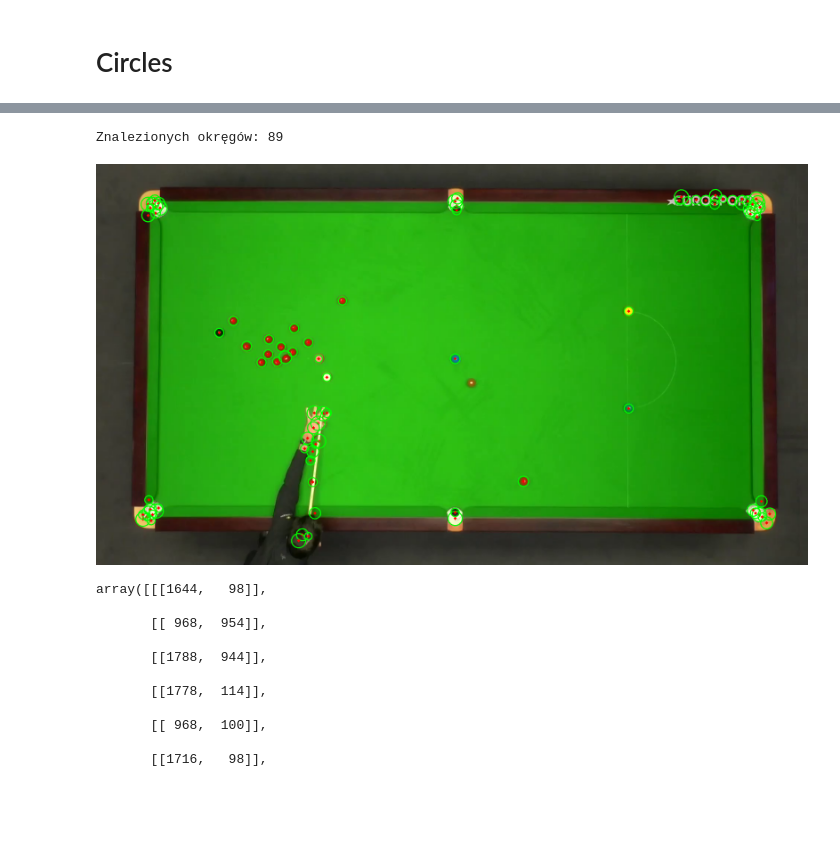
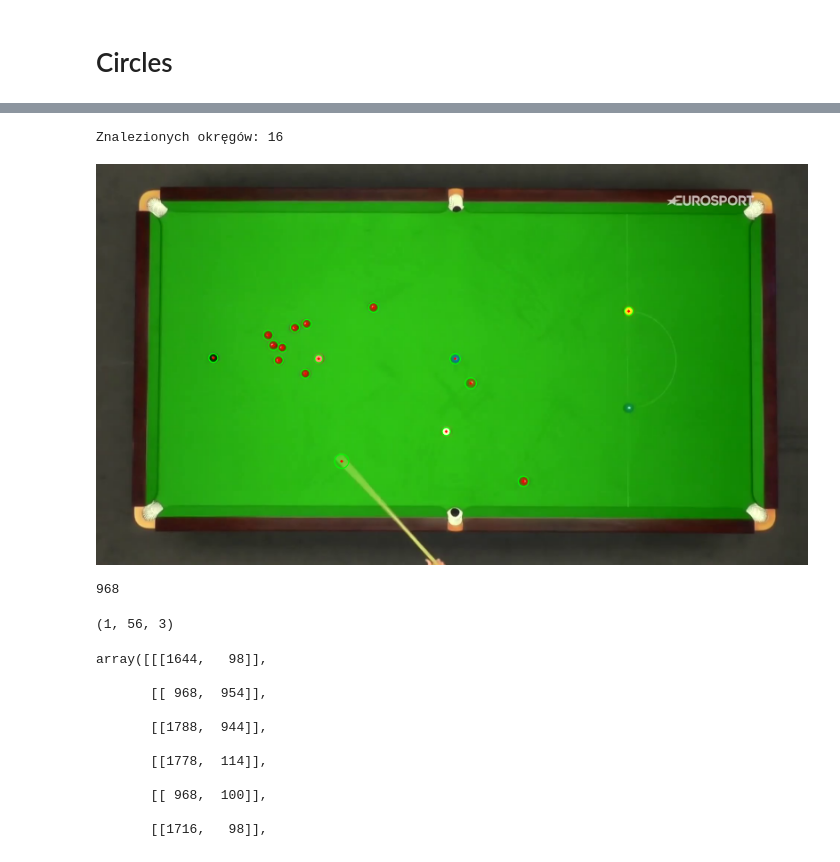
Before and after one commit to jedlin21/WK, a Jupyter notebook: billard/billard.ipynb, the cells around one changed output, grey strips where cells are left out. Cells and saved outputs as stored; diff of their text form; code cells hidden in the pictures; blank space fills up the shorter version.

```diff
--- a/billard/billard.ipynb
+++ b/billard/billard.ipynb
@@ -25,3 +50,3 @@ def imshow(a):
 # %%
-video_path = './data/0.mp4'
+video_path = './data/4.mp4'
 write_path = './movie.avi'
@@ -78,6 +188,7 @@ while traffic.isOpened():
     ret, frame = traffic.read()
     if ret:
         frame_gray = cv2.cvtColor(frame, cv2.COLOR_BGR2GRAY)
+        frame_gray = cv2.GaussianBlur(frame_gray,(3,3),0)
         p1, st, err = cv2.calcOpticalFlowPyrLK(old_gray, frame_gray, p0, None, **lk_params)
         if p1 is not None:
             good_new = p1[st==1]
@@ -115,27 +218,0 @@ mask = np.zeros_like(old_frame)
-# %%
-traffic_optical_flow = cv2.VideoWriter(write_path, cv2.VideoWriter_fourcc(*'DIVX'), traffic_fps, (traffic_width, traffic_height))
-
-traffic.set(cv2.CAP_PROP_POS_FRAMES, 0)
-while traffic.isOpened():
-    ret, frame = traffic.read()
-    if ret:
-        frame_gray = cv2.cvtColor(frame, cv2.COLOR_BGR2GRAY)
-
-
-#         p1, st, err = cv2.calcOpticalFlowPyrLK(old_gray, frame_gray, p0, None, **lk_params)
-#         if p1 is not None:
-#             good_new = p1[st==1]
-#             good_old = p0[st==1]
-
-        for i,(new,old) in enumerate(zip(good_new, good_old)):
-            a,b = new.ravel()
-            c,d = old.ravel()
-            mask = cv2.line(mask, (int(a),int(b)),(int(c),int(d)), color[i].tolist(), 2)
-            frame = cv2.circle(frame,(int(a),int(b)),5,color[i].tolist(),-1)
-
-        old_gray = frame_gray.copy()
-        p0 = good_new.reshape(-1,1,2)
-
-        traffic_optical_flow.write(cv2.add(frame, mask))
-    else:
-        break
@@ -164,25 +219,42 @@ imshow(old_frame)
 # %%
 traffic.set(cv2.CAP_PROP_POS_FRAMES, 0)
 ret, old_frame = traffic.read()
 
 old_gray = cv2.cvtColor(old_frame, cv2.COLOR_BGR2GRAY)
 p0 = cv2.goodFeaturesToTrack(old_gray, mask=None, **feature_params)
 mask = np.zeros_like(old_frame)
 
 skittles_gray = cv2.cvtColor(old_frame, cv2.COLOR_BGR2GRAY)
+# sharpen
+#skittles_gray = cv2.GaussianBlur(skittles_gray,(3,3),0)
 
 # circles = cv2.HoughCircles(skittles_gray, cv2.HOUGH_GRADIENT, 1, 50, param1=70, param2=10, minRadius=6, maxRadius=20)
-circles = cv2.HoughCircles(skittles_gray,cv2.HOUGH_GRADIENT,1,10, param1=100,param2=10,minRadius=10,maxRadius=20)
+circles = cv2.HoughCircles(skittles_gray,cv2.HOUGH_GRADIENT,1,18, param1=80,param2=10,minRadius=10,maxRadius=20)
 circles = np.uint16(np.around(circles))
+x = circles[circles[...,0]>170]
+x = x[x[...,0]<1760]
+x = x[x[...,1]>135]
+x = x[x[...,1]<920]
+circles = x.reshape(1,  x.shape[0], 3)
+
+
 p0 = circles[...,:2].reshape(circles.shape[1],1,2)
 print('Znalezionych okręgów:', len(circles[0]))
 for i in circles[0, :]:
     cv2.circle(old_frame,(i[0],i[1]),i[2],(0,255,0),2)
     cv2.circle(old_frame,(i[0],i[1]),2,(0,0,255),3)
 imshow(old_frame)
 # %% [output]
-Znalezionych okręgów: 89
+Znalezionych okręgów: 16
-[figure, old version]
+[figure, new version]
+# %%
+i
+# %% [output]
+968
+# %%
+circles.shape
+# %% [output]
+(1, 56, 3)
 # %%
 circles[...,:2].reshape(circles.shape[1],1,2)
 # %% [output]
```
Also changed, not shown: parts of 12 cells of this notebook, 2 other files.
